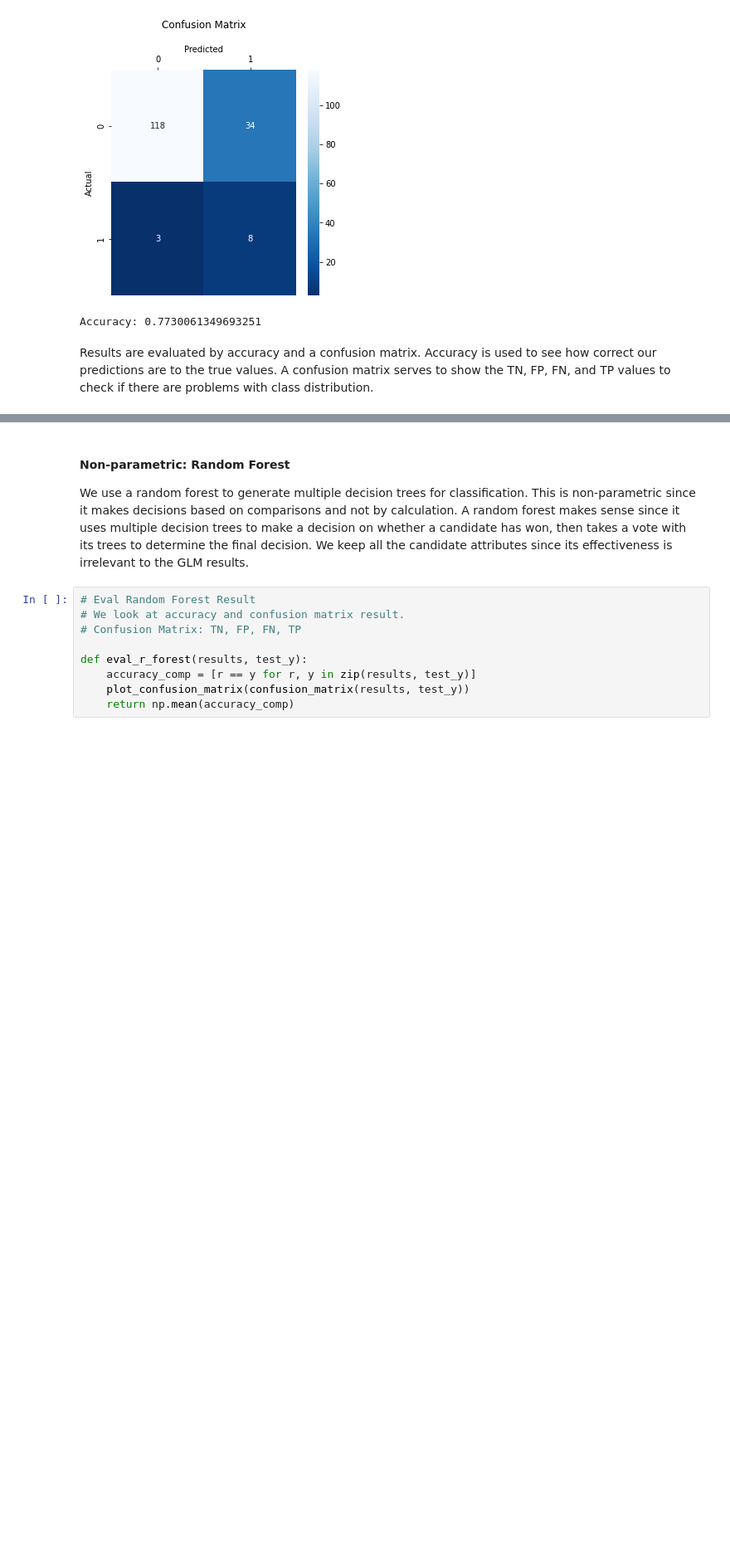
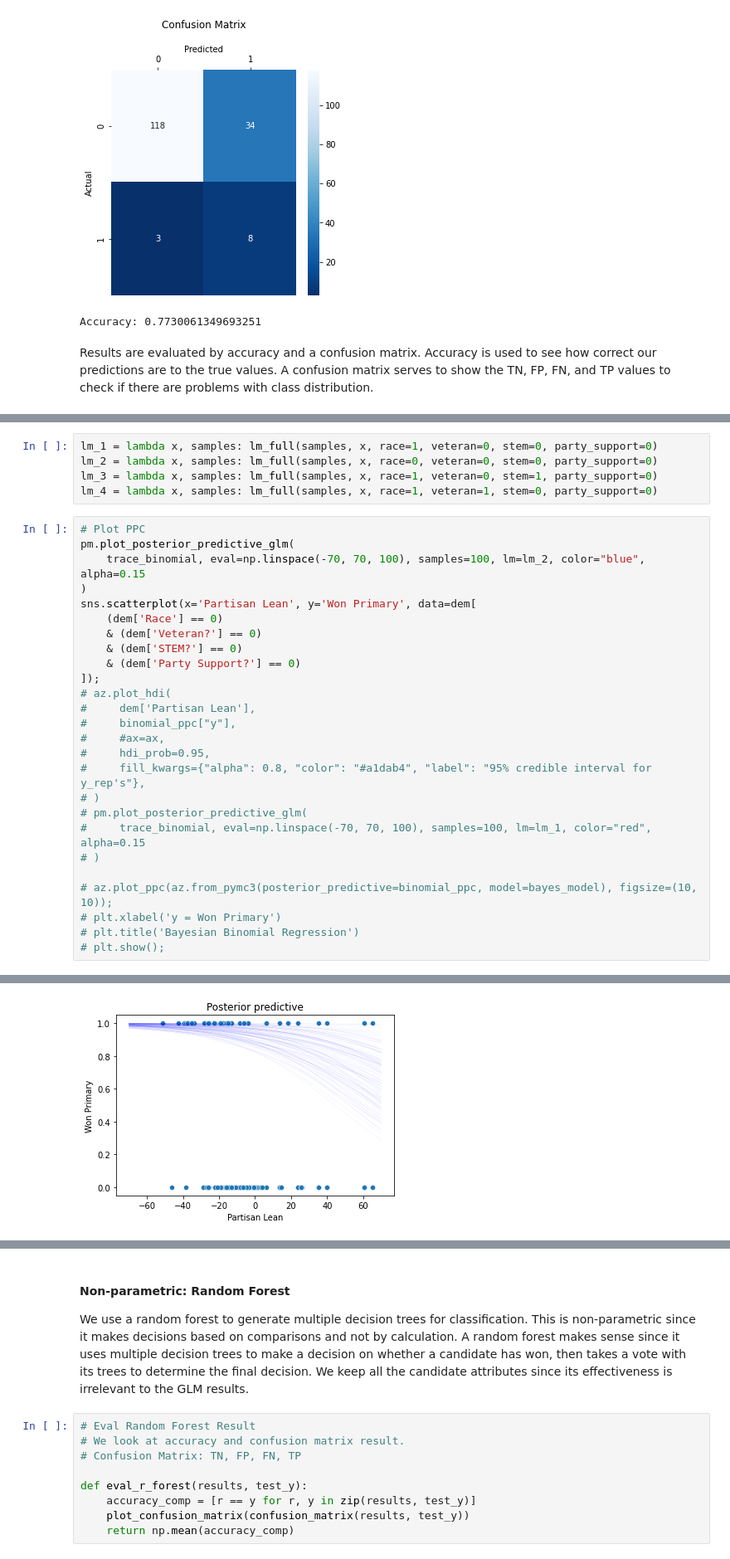
Before and after one commit to vsodem/d102_final_project, a Jupyter notebook: project.ipynb, the cells around one changed output, grey strips where cells are left out. Shown at 83% size. Cells and saved outputs as stored; diff of their text form; blank space fills up the shorter version.

```diff
--- a/project.ipynb
+++ b/project.ipynb
@@ -512,0 +527,32 @@ plt.show();
+# %%
+lm_1 = lambda x, samples: lm_full(samples, x, race=1, veteran=0, stem=0, party_support=0)
+lm_2 = lambda x, samples: lm_full(samples, x, race=0, veteran=0, stem=0, party_support=0)
+lm_3 = lambda x, samples: lm_full(samples, x, race=1, veteran=0, stem=1, party_support=0)
+lm_4 = lambda x, samples: lm_full(samples, x, race=1, veteran=1, stem=0, party_support=0)
+# %%
+# Plot PPC
+pm.plot_posterior_predictive_glm(
+    trace_binomial, eval=np.linspace(-70, 70, 100), samples=100, lm=lm_2, color="blue", alpha=0.15
+)
+sns.scatterplot(x='Partisan Lean', y='Won Primary', data=dem[
+    (dem['Race'] == 0)
+    & (dem['Veteran?'] == 0)
+    & (dem['STEM?'] == 0)
+    & (dem['Party Support?'] == 0)
+]);
+# az.plot_hdi(
+#     dem['Partisan Lean'],
+#     binomial_ppc["y"],
+#     #ax=ax,
+#     hdi_prob=0.95,
+#     fill_kwargs={"alpha": 0.8, "color": "#a1dab4", "label": "95% credible interval for y_rep's"},
+# )
+# pm.plot_posterior_predictive_glm(
+#     trace_binomial, eval=np.linspace(-70, 70, 100), samples=100, lm=lm_1, color="red", alpha=0.15
+# )
+
+# az.plot_ppc(az.from_pymc3(posterior_predictive=binomial_ppc, model=bayes_model), figsize=(10, 10));
+# plt.xlabel('y = Won Primary')
+# plt.title('Bayesian Binomial Regression')
+# plt.show();
+# %% [output]
@@ -512,0 +561 @@ plt.show();
+[figure, added]
```
Also changed, not shown: parts of 17 cells of this notebook.
